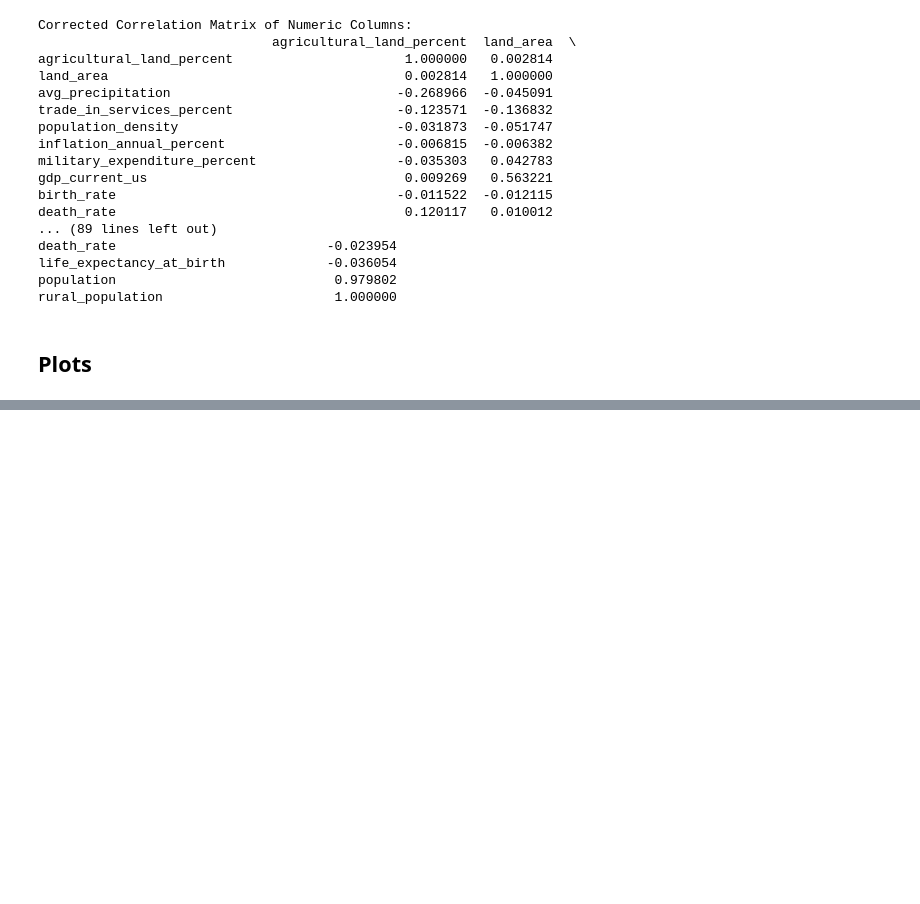
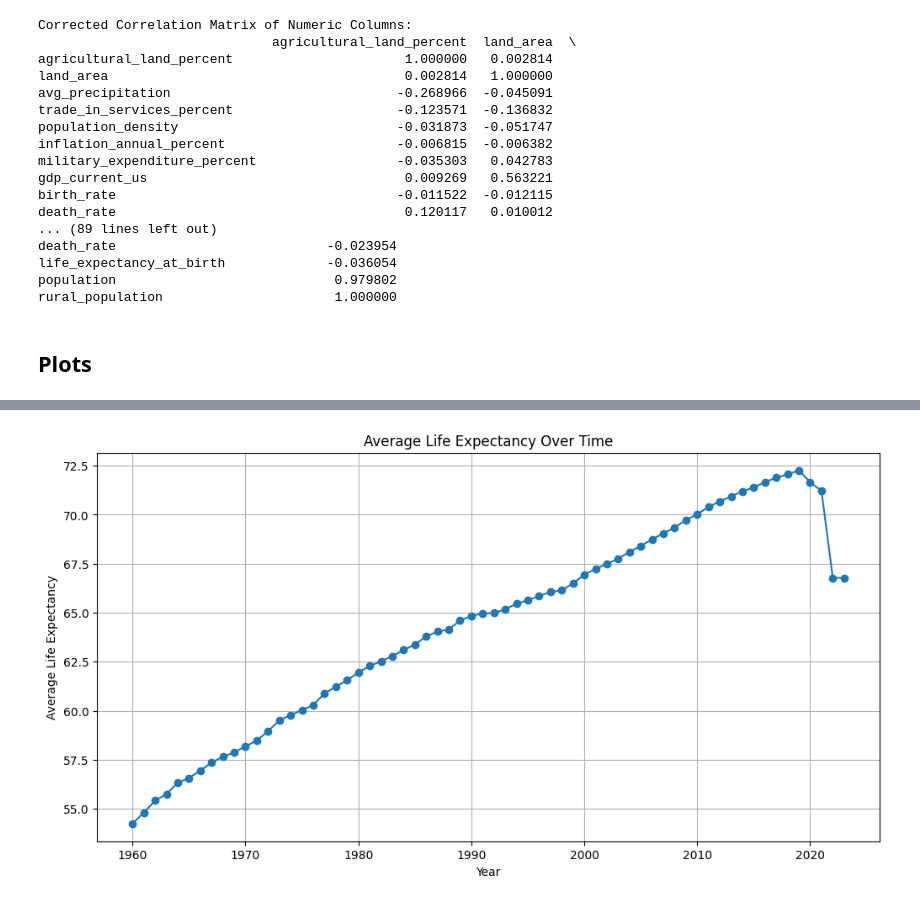
Before and after one commit to AR-KASHMIRI47/REFERRAL-Statistics-and-Trends, a Jupyter notebook: Statistics and Trends.ipynb, the cells around one changed output, grey strips where cells are left out. Drawn from its saved outputs; the diff is of its cells as text; code cells hidden in the pictures; blank space fills up the shorter version.

```diff
--- a/Statistics and Trends.ipynb
+++ b/Statistics and Trends.ipynb
@@ -202,0 +215,16 @@ rural_population                      1.000000
+# %%
+# Plot 2: Line Plot - Average Life Expectancy Over Time
+
+# Aggregating data by year to calculate average life expectancy
+data['year'] = data['date'].dt.year
+avg_life_expectancy_by_year = data.groupby('year')['life_expectancy_at_birth'].mean().reset_index()
+
+plt.figure(figsize=(12, 6))
+plt.plot(avg_life_expectancy_by_year['year'], avg_life_expectancy_by_year['life_expectancy_at_birth'], marker='o')
+plt.title('Average Life Expectancy Over Time')
+plt.xlabel('Year')
+plt.ylabel('Average Life Expectancy')
+plt.grid(True)
+plt.show()
+# %% [output]
+[figure, added]
```
Also changed, not shown: parts of 3 cells of this notebook.
